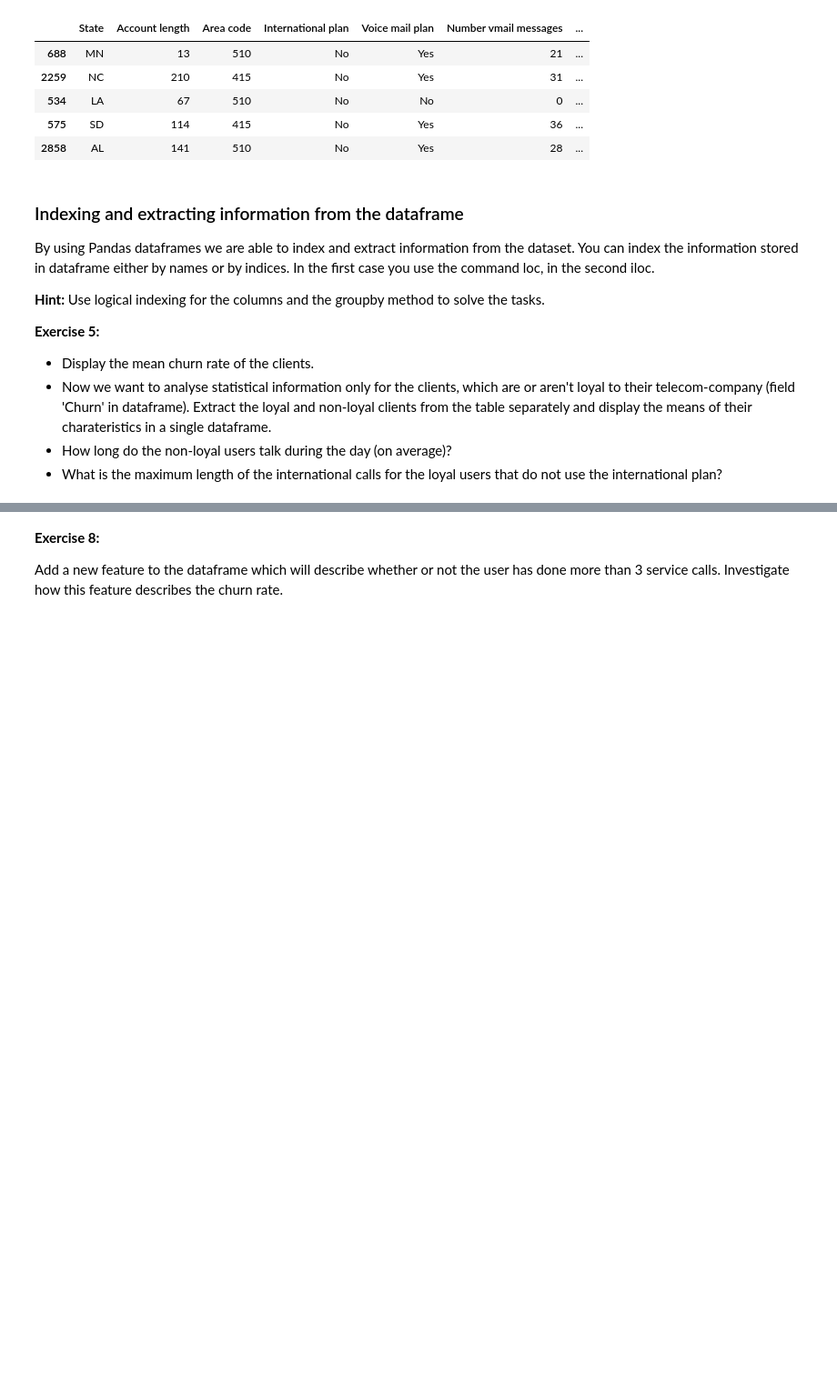
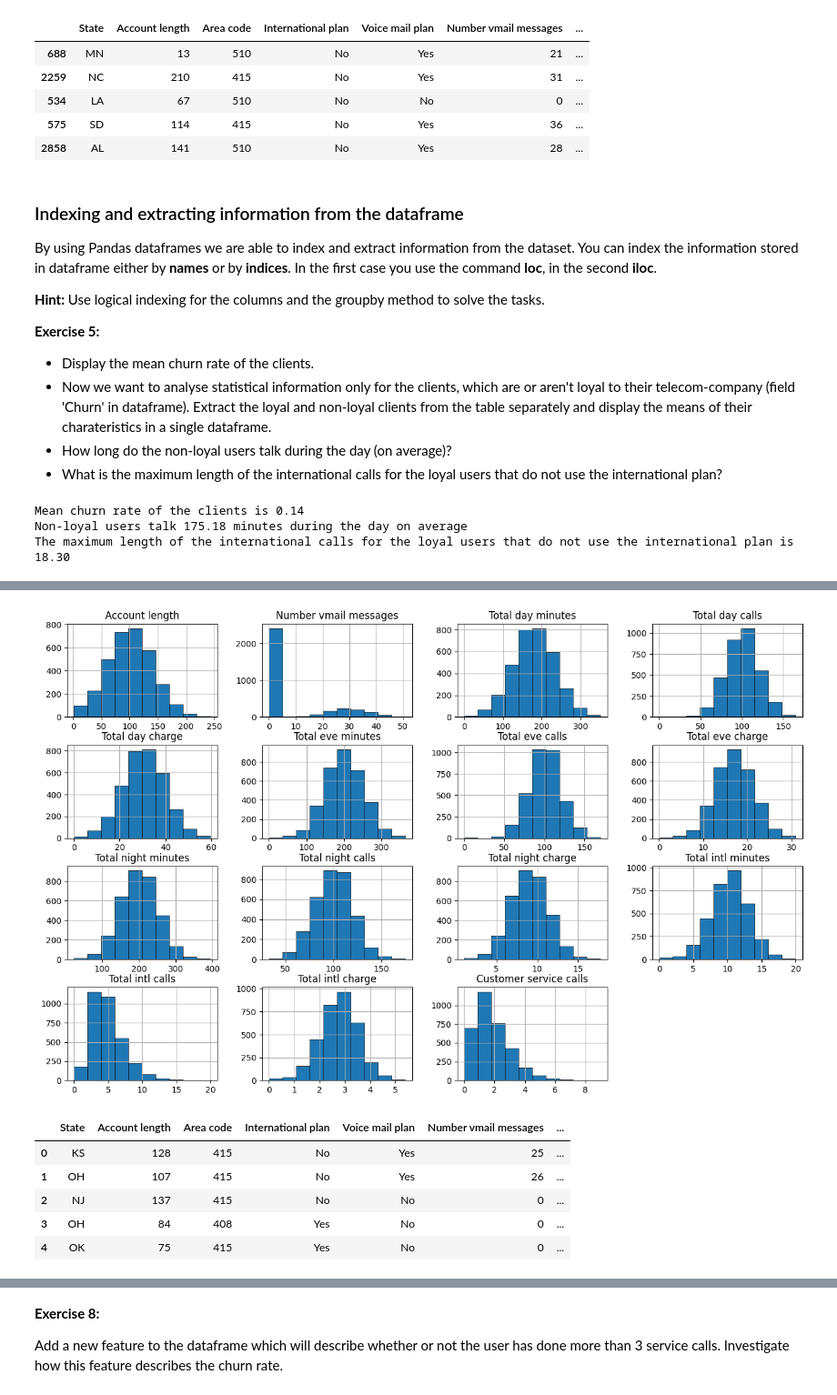
Before and after one commit to Jaesubsss/Machine-Learning, a Jupyter notebook: lab0/Lab01_pandas_and_matplotlib.ipynb, the cells around one changed output, grey strips where cells are left out. Shown at 91% size. Drawn from its saved outputs; the diff is of its cells as text; code cells hidden in the pictures; blank space fills up the shorter version.

```diff
--- a/lab0/Lab01_pandas_and_matplotlib.ipynb
+++ b/lab0/Lab01_pandas_and_matplotlib.ipynb
@@ -111,7 +104,7 @@ sorted_data.head()
 # %% [markdown]
 ### Indexing and extracting information from the dataframe
 
-By using Pandas dataframes we are able to index and extract information from the dataset. You can index the information stored in dataframe either by names or by indices. In the first case you use the command loc, in the second iloc.
+By using Pandas dataframes we are able to index and extract information from the dataset. You can index the information stored in dataframe either by **names** or by **indices**. In the first case you use the command **loc**, in the second **iloc**.
 
 <b> Hint: </b> Use logical indexing for the columns and the groupby method to solve the tasks.
 
@@ -125,3 +116,23 @@ By using Pandas dataframes we are able to index and extract information from the
+# %%
+### Write Your code here ###
+mean_churn_rate = data['Churn'].mean()
+print("Mean churn rate of the clients is %.2f" % mean_churn_rate)
+
+loyal = data[data.Churn == 1] # access to column with "." like "$" in R
+non_loyal = data[data['Churn'] == 0] # access to column with column name
+# loyal.head()
+
+mean_daymin_non_loyal = non_loyal['Total day minutes'].mean()
+print("Non-loyal users talk %.2f minutes during the day on average" % mean_daymin_non_loyal)
+
+noplan_loyal = loyal[loyal['International plan'] == 'No']
+maxintlcall_noplan_loyal = noplan_loyal['Total intl minutes'].max()
+
+print("The maximum length of the international calls for the loyal users that do not use the international plan is %.2f" %maxintlcall_noplan_loyal)
+# %% [output]
+Mean churn rate of the clients is 0.14
+Non-loyal users talk 175.18 minutes during the day on average
+The maximum length of the international calls for the loyal users that do not use the international plan is 18.30
 # %% [markdown]
 ### Distribution of the features
 
@@ -138,3 +147,20 @@ What do you observe? From which probability distribution could each feature be g
+# %%
+### Write Your code here ###
+num_cols = data.drop(columns=['Area code', 'Churn']) # excluding non-numerical variables
+
+hist = num_cols.hist(figsize=(16, 10),edgecolor = 'black',linewidth = 0.5)
+plt.subplots_adjust(wspace=0.3, hspace=0.3) # adjust size of each plots
+plt.show()
+
+data.head() # to look at the data in next task
+# %% [output]
+[figure, added]
+|  | State | Account length | Area code | International plan | Voice mail plan | Number vmail messages | ... |
+| 0 | KS | 128 | 415 | No | Yes | 25 | ... |
+| 1 | OH | 107 | 415 | No | Yes | 26 | ... |
+| 2 | NJ | 137 | 415 | No | No | 0 | ... |
+| 3 | OH | 84 | 408 | Yes | No | 0 | ... |
+| 4 | OK | 75 | 415 | Yes | No | 0 | ... |
 # %% [markdown]
 ### Pivot tables and graphics
 
```
Also changed, not shown: parts of 9 cells of this notebook.
